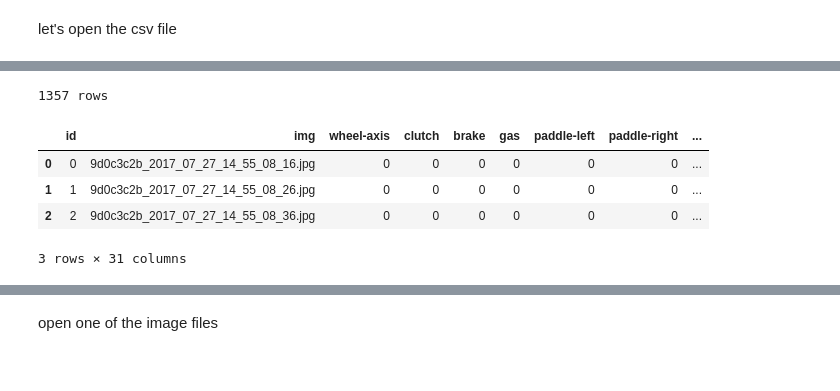
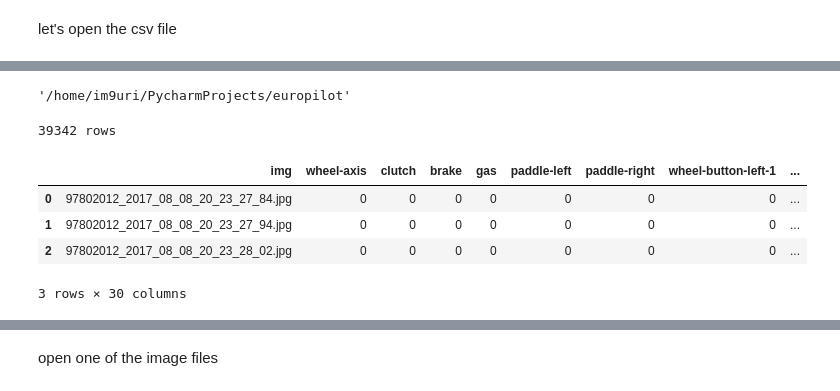
Before and after one commit to marsauto/europilot, a Jupyter notebook: scripts/preprocess.ipynb, the cells around one changed output, grey strips where cells are left out. Cells and saved outputs as stored; diff of their text form; code cells hidden in the pictures.

```diff
--- a/scripts/preprocess.ipynb
+++ b/scripts/preprocess.ipynb
@@ -16,11 +20,28 @@ import pandas as pd
+# %%
+os.path.dirname(os.getcwd())
+# %% [output]
+'/home/im9uri/PycharmProjects/europilot'
+# %%
+parent_path = os.path.dirname(os.getcwd())
+
+csv_input_dir_path = os.path.join(parent_path, 'data', 'csv')
+csv_preprocess_dir_path = os.path.join(csv_input_dir_path, 'preprocess')
+csv_output_dir_path = os.path.join(csv_input_dir_path, 'final')
+
+file_name = '97802012'
+csv_file_name = file_name + '.csv'
+csv_output_file_name = file_name + '_preprocess.csv'
+
+csv_file_path = os.path.join(csv_input_dir_path, csv_file_name)
+csv_output_file_path = os.path.join(csv_preprocess_dir_path, csv_output_file_name)
 # %%
-df = pd.read_csv('../data/9d0c3c2b.csv', header=0)
+df = pd.read_csv(csv_file_path, header=0)
 print("%d rows" % df.shape[0])
 df.head(3)
 # %% [output]
-1357 rows
+39342 rows
-|  | id | img | wheel-axis | clutch | brake | gas | paddle-left | paddle-right | ... |
-| 0 | 0 | 9d0c3c2b_2017_07_27_14_55_08_16.jpg | 0 | 0 | 0 | 0 | 0 | 0 | ... |
-| 1 | 1 | 9d0c3c2b_2017_07_27_14_55_08_26.jpg | 0 | 0 | 0 | 0 | 0 | 0 | ... |
-| 2 | 2 | 9d0c3c2b_2017_07_27_14_55_08_36.jpg | 0 | 0 | 0 | 0 | 0 | 0 | ... |
+|  | img | wheel-axis | clutch | brake | gas | paddle-left | paddle-right | wheel-button-left-1 | ... |
+| 0 | 97802012_2017_08_08_20_23_27_84.jpg | 0 | 0 | 0 | 0 | 0 | 0 | 0 | ... |
+| 1 | 97802012_2017_08_08_20_23_27_94.jpg | 0 | 0 | 0 | 0 | 0 | 0 | 0 | ... |
+| 2 | 97802012_2017_08_08_20_23_28_02.jpg | 0 | 0 | 0 | 0 | 0 | 0 | 0 | ... |
-3 rows × 31 columns
+3 rows × 30 columns
```
Also changed, not shown: parts of 27 cells of this notebook, 5 other files.
